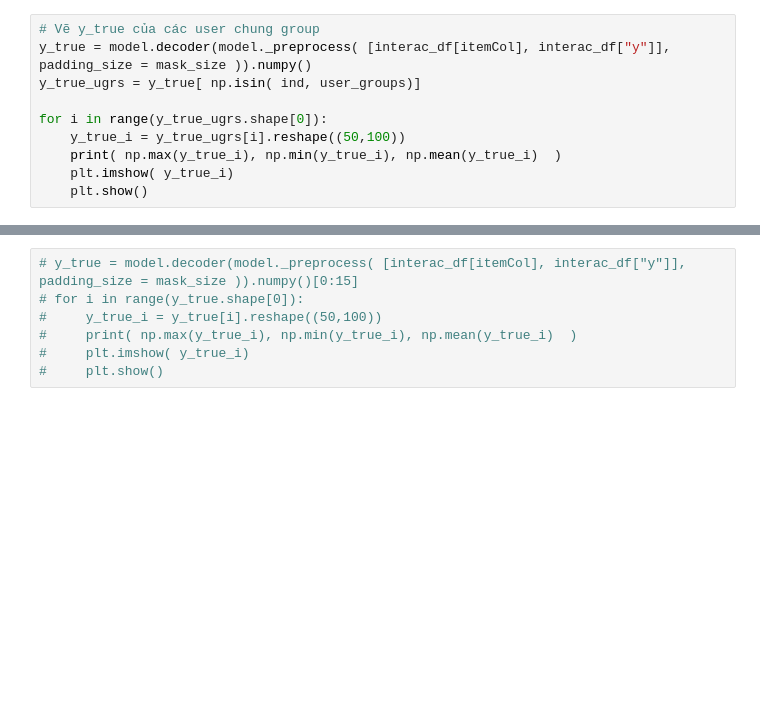
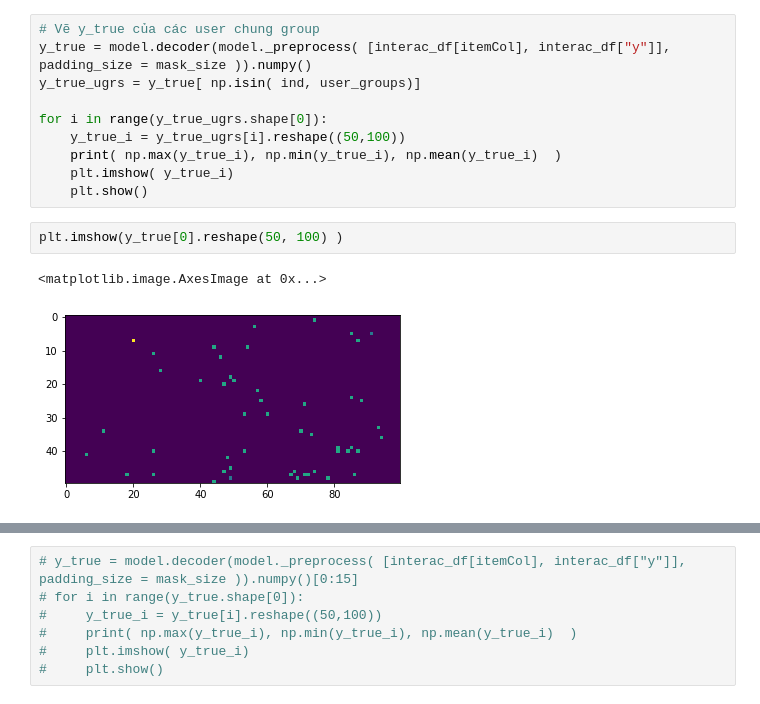
Before and after one commit to quanvu0996/TF_cert_training, a Jupyter notebook: v2_2_ML20M_sequence.ipynb, the cells around one changed output, grey strips where cells are left out. Saved outputs shown, nothing was run; the diff lists cells and outputs as text; blank space fills up the shorter version.

```diff
--- a/v2_2_ML20M_sequence.ipynb
+++ b/v2_2_ML20M_sequence.ipynb
@@ -505,3 +608,8 @@ for i in range(y_true_ugrs.shape[0]):
     print( np.max(y_true_i), np.min(y_true_i), np.mean(y_true_i)  )
     plt.imshow( y_true_i)
     plt.show()
+# %%
+plt.imshow(y_true[0].reshape(50, 100) )
+# %% [output]
+<matplotlib.image.AxesImage at 0x...>
+[figure, added]
```
Also changed, not shown: parts of 19 cells of this notebook.
